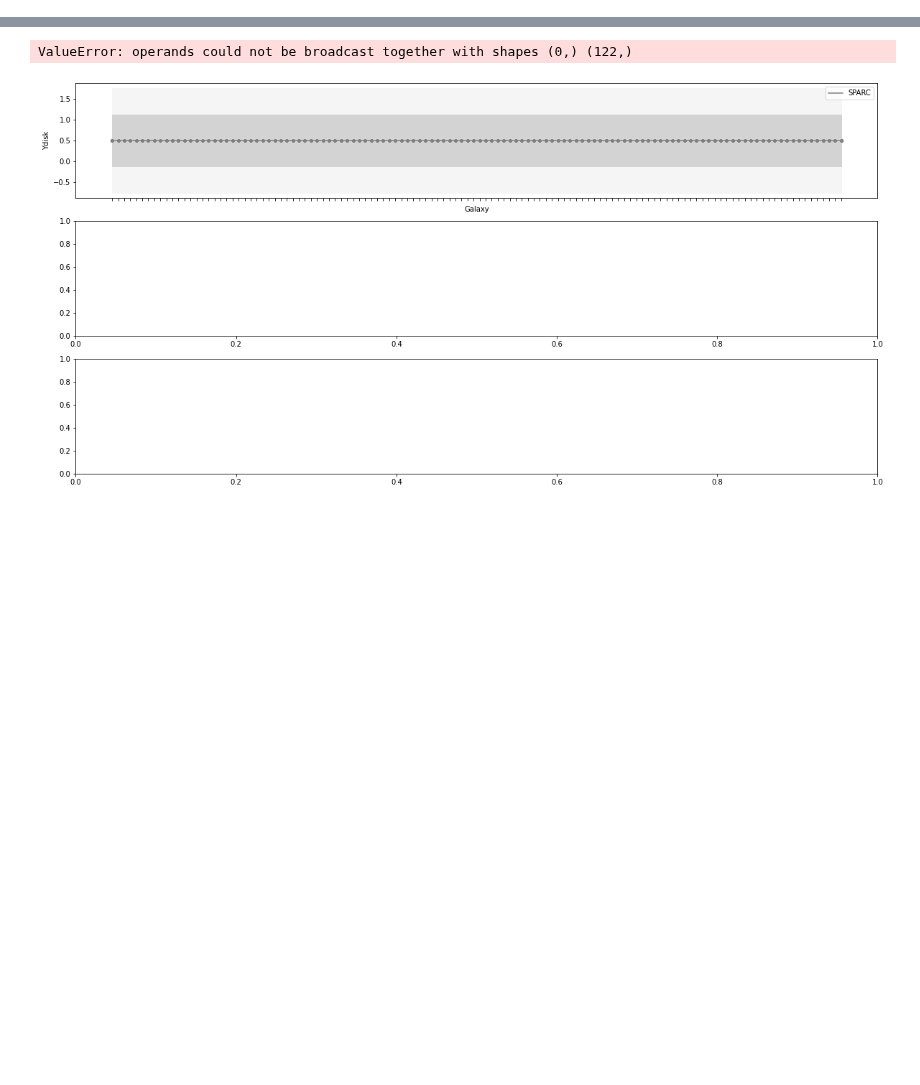
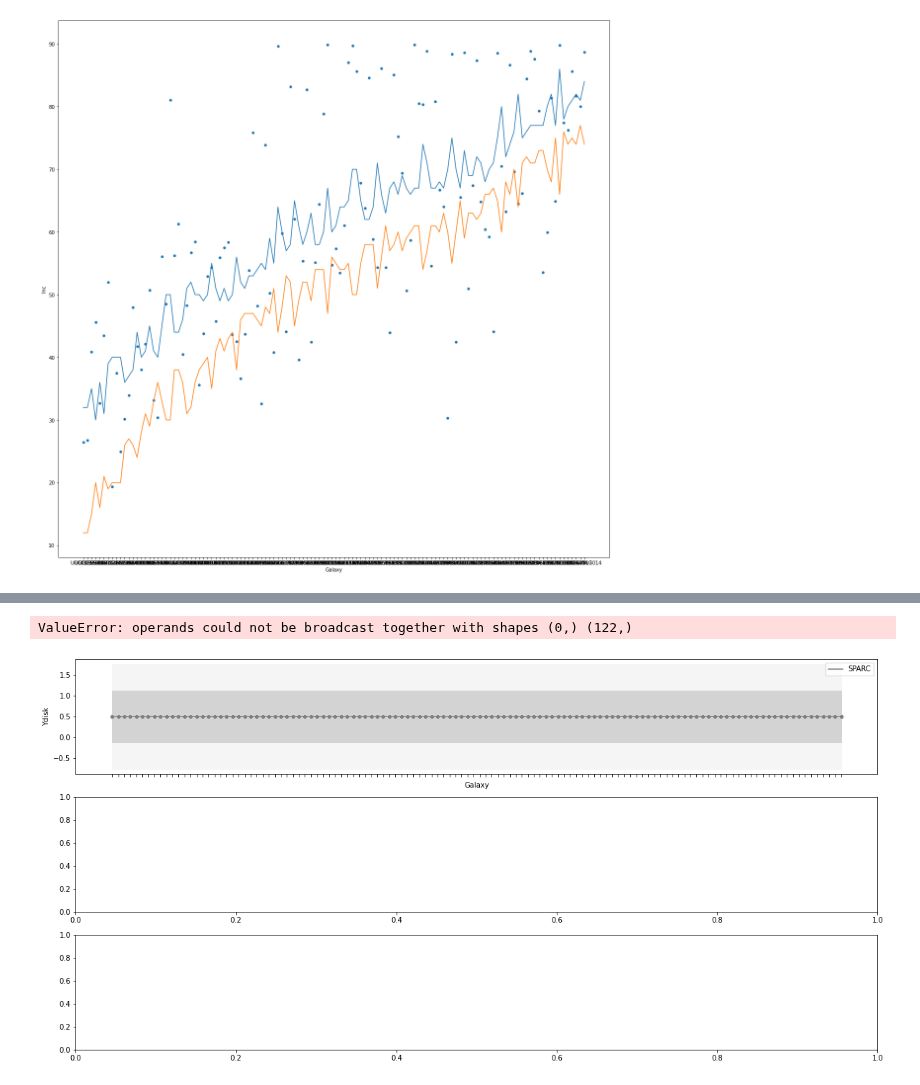
Before and after one commit to timjdavey/galactus, a Jupyter notebook: notebooks/MCMC galaxy.ipynb, the cells around one changed output, grey strips where cells are left out. Saved outputs shown, nothing was run; the diff lists cells and outputs as text; code cells hidden in the pictures; blank space fills up the shorter version.

```diff
--- a/notebooks/MCMC galaxy.ipynb
+++ b/notebooks/MCMC galaxy.ipynb
@@ -18,3 +16,5 @@ aa = Analysis(mcmc(default.datasets()[DATASET], train_null=True, train_inc=True,
+# %%
+aa = Analysis(mcmc(default.datasets()[DATASET], train_inc=True), null_function=null_gravity, name=NAME)
 # %%
 aa.Result(simulations=simulations, fast=True, null_type=NULL_TYPE)
 # %% [output]
@@ -62,0 +29,30 @@ aa.result.plot_residuals()
+# %%
+import matplotlib.pyplot as plt
+from references.sparc import adjustment_df
+import seaborn as sns
+
+def plot_nuissance(adjs, params=['Inc']):
+
+
+    fig, axes = plt.subplots(len(params), 1, figsize=(20,20))
+    if len(params) == 1: axes = [axes]
+    def_adjs = adjustment_df()
+    select_params = ['Galaxy']
+    for p in params:
+        select_params.append('e_%s' % p)
+        select_params.append(p)
+
+    joined = adjs.set_index("Galaxy").join(def_adjs.query("Source=='SPARC'")[select_params].set_index('Galaxy'), rsuffix='_sparc').reset_index()
+    for i, p in enumerate(params):
+        joined = joined.sort_values('%s_sparc' % p)
+        galaxy = joined['Galaxy']
+        adjustment = joined[p]
+        sparc = joined['%s_sparc' % p]
+        error = joined['e_%s' % p]
+        sns.scatterplot(x=galaxy, y=adjustment, ax=axes[i])
+        sns.lineplot(x=galaxy, y=sparc+error, ax=axes[i])
+        sns.lineplot(x=galaxy, y=sparc-error, ax=axes[i])
+
+plot_nuissance(aa.adjs, ['Inc'])#, 'Ydisk', 'Ybul', 'D'])
+# %% [output]
+[figure, added]
```
Also changed, not shown: parts of 11 cells of this notebook, 3 other files.
